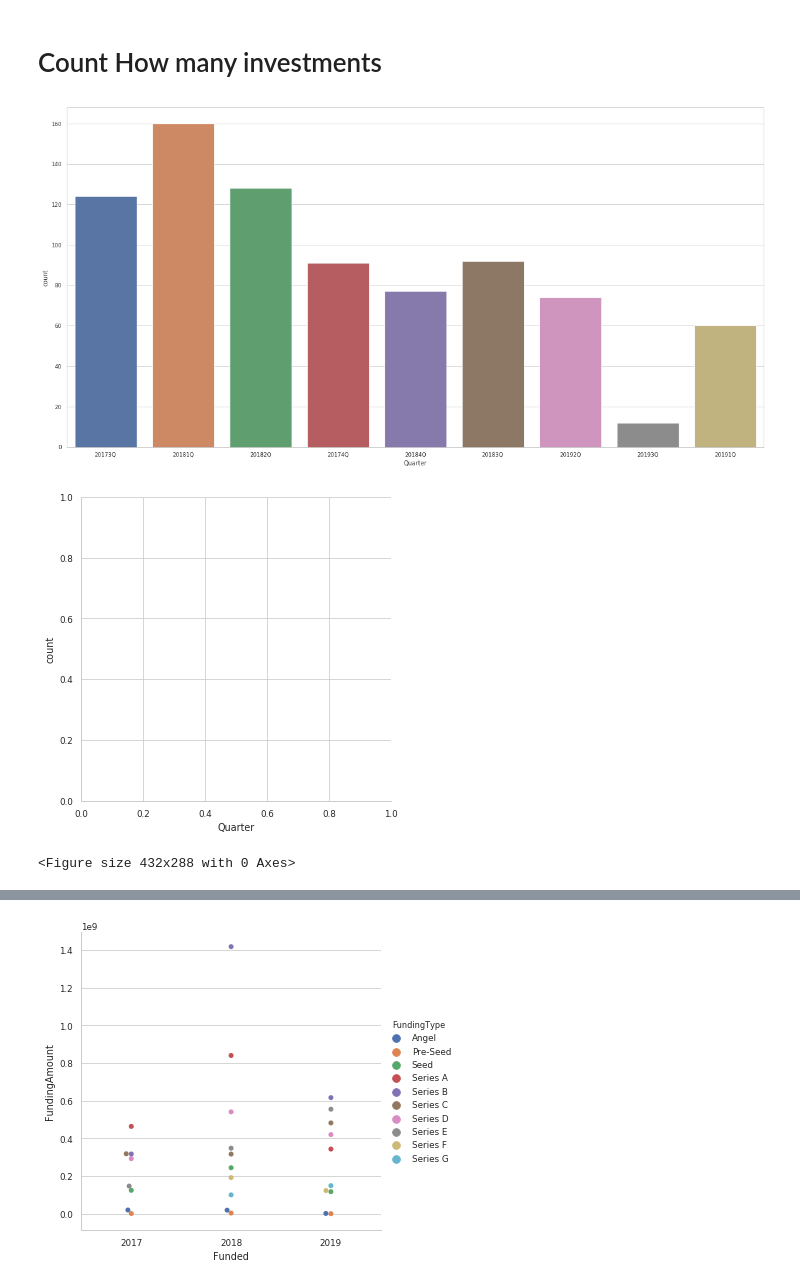
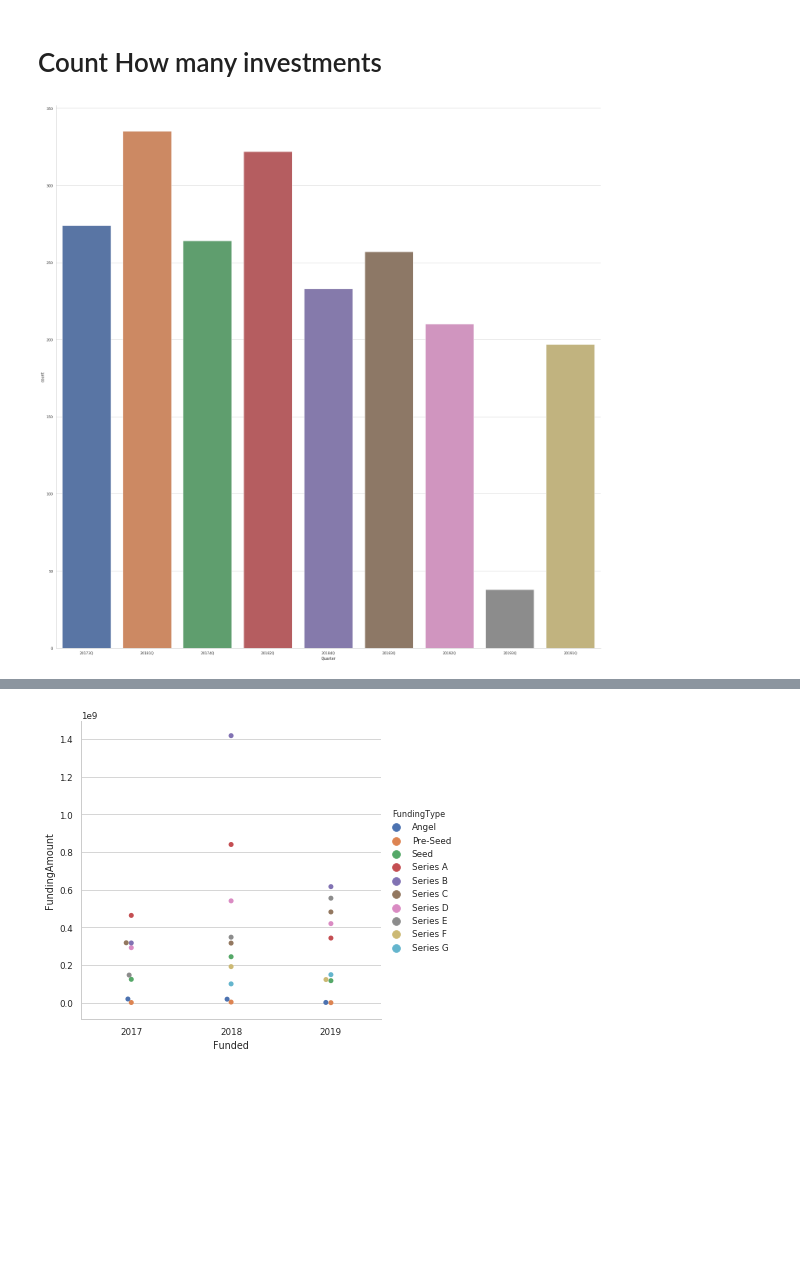
Before and after one commit to fr48/data-studio-projects, a Jupyter notebook: invest/What VCs Invest in (Master).ipynb, the cells around one changed output, grey strips where cells are left out. Drawn from its saved outputs; the diff is of its cells as text; code cells hidden in the pictures; blank space fills up the shorter version.

Commit message:
uploaded images

```diff
--- a/invest/What VCs Invest in (Master).ipynb
+++ b/invest/What VCs Invest in (Master).ipynb
@@ -209,13 +209,10 @@ df.head(5)
 # %%
 #g = sns.relplot(x="Funded", y="FundingAmount", hue="FundingType", kind="scatter", data=df)
 #g.fig.autofmt_xdate()
-fig, ax = plt.subplots(figsize=(20,10))
-sns.catplot(x="Quarter", kind="count", data=df, ax=ax)
-plt.show()
+sns.catplot(x="Quarter", kind="count", data=df, height=20)
+plt.gcf()
 plt.savefig("data/year-deals.pdf", transparent=True)
 # %% [output]
-[figure, old version]
+[figure, new version]
-[figure, removed]
-<Figure size 432x288 with 0 Axes>
 # %%
 #df.drop(df[df['FundingAmount'] == -1].index, inplace=True)
```
Also changed, not shown: parts of 6 cells of this notebook, 6 other files.
